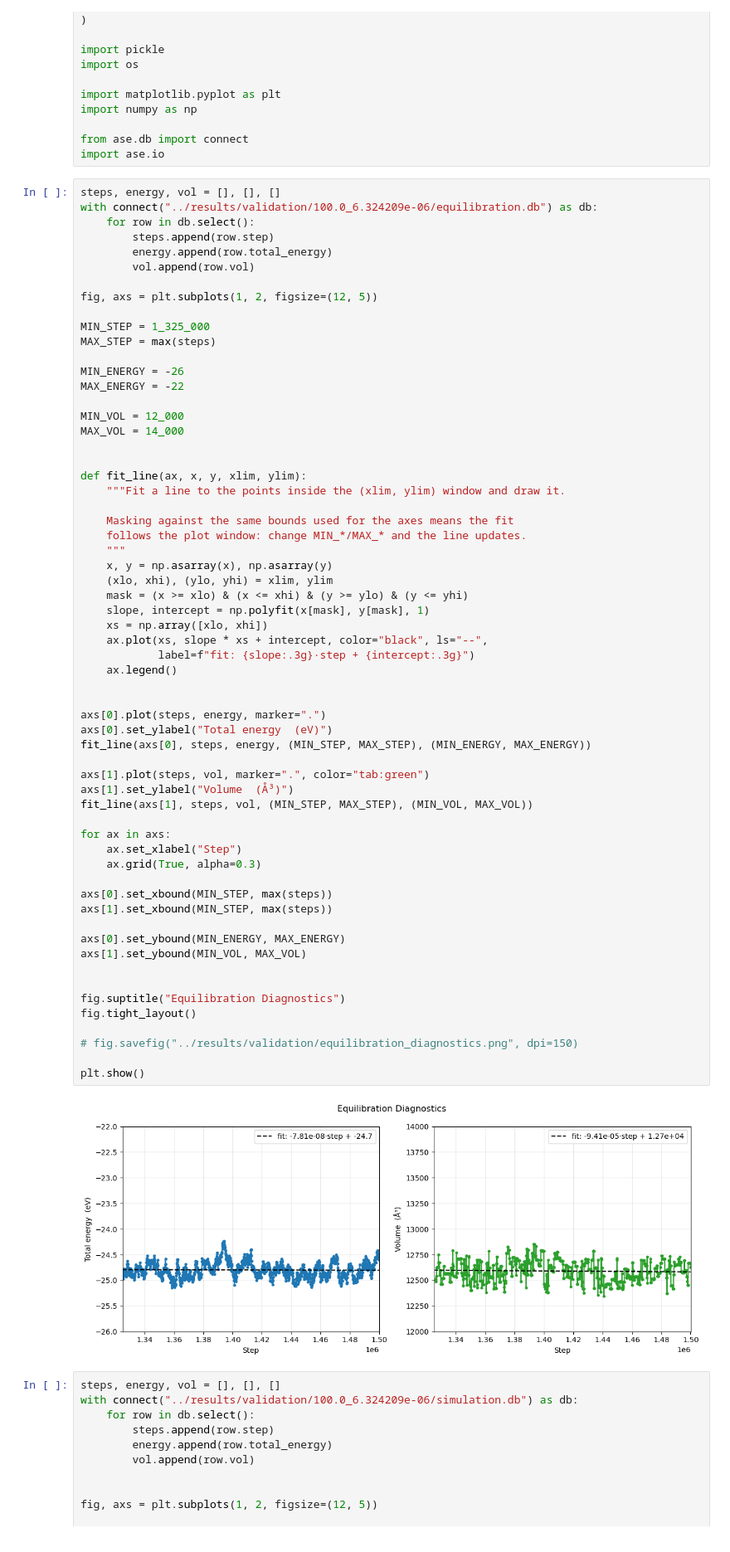
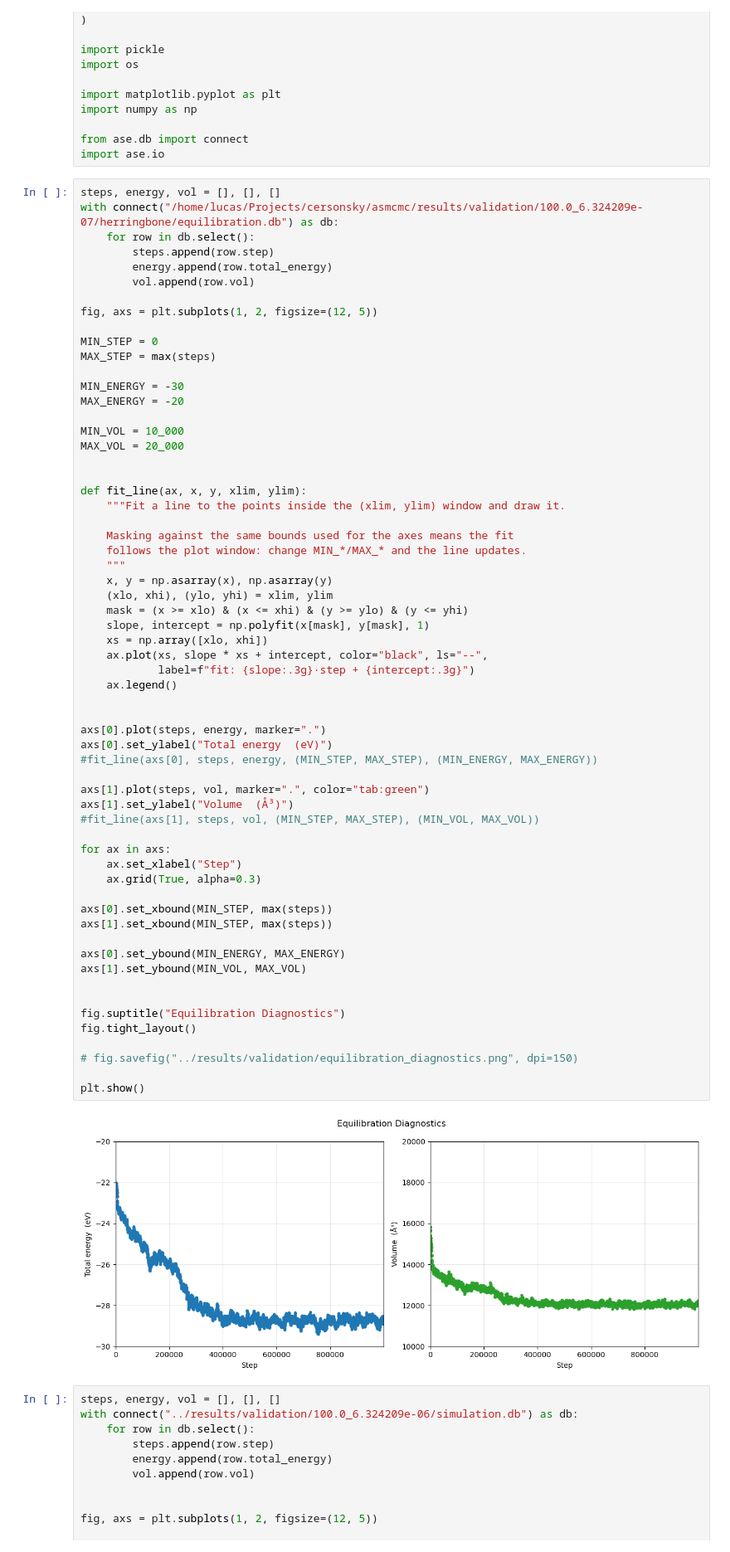
Before and after one commit to ortengren/as_mc, a Jupyter notebook: notebooks/single_state_run.ipynb, the cells around one changed output. Shown at 83% size. Drawn from its saved outputs; the diff is of its cells as text.

```diff
--- a/notebooks/single_state_run.ipynb
+++ b/notebooks/single_state_run.ipynb
@@ -21,7 +21,7 @@ from ase.db import connect
 import ase.io
 # %%
 steps, energy, vol = [], [], []
-with connect("../results/validation/100.0_6.324209e-06/equilibration.db") as db:
+with connect("/home/lucas/Projects/cersonsky/asmcmc/results/validation/100.0_6.324209e-07/herringbone/equilibration.db") as db:
     for row in db.select():
         steps.append(row.step)
         energy.append(row.total_energy)
@@ -29,14 +29,14 @@ with connect("../results/validation/100.0_6.324209e-06/equilibration.db") as db:
 
 fig, axs = plt.subplots(1, 2, figsize=(12, 5))
 
-MIN_STEP = 1_325_000
+MIN_STEP = 0
 MAX_STEP = max(steps)
 
-MIN_ENERGY = -26
-MAX_ENERGY = -22
+MIN_ENERGY = -30
+MAX_ENERGY = -20
 
-MIN_VOL = 12_000
-MAX_VOL = 14_000
+MIN_VOL = 10_000
+MAX_VOL = 20_000
 
 
 def fit_line(ax, x, y, xlim, ylim):
@@ -52,36 +52,36 @@ def fit_line(ax, x, y, xlim, ylim):
     xs = np.array([xlo, xhi])
     ax.plot(xs, slope * xs + intercept, color="black", ls="--",
             label=f"fit: {slope:.3g}·step + {intercept:.3g}")
     ax.legend()
 
 
 axs[0].plot(steps, energy, marker=".")
 axs[0].set_ylabel("Total energy  (eV)")
-fit_line(axs[0], steps, energy, (MIN_STEP, MAX_STEP), (MIN_ENERGY, MAX_ENERGY))
+#fit_line(axs[0], steps, energy, (MIN_STEP, MAX_STEP), (MIN_ENERGY, MAX_ENERGY))
 
 axs[1].plot(steps, vol, marker=".", color="tab:green")
 axs[1].set_ylabel("Volume  (Å³)")
-fit_line(axs[1], steps, vol, (MIN_STEP, MAX_STEP), (MIN_VOL, MAX_VOL))
+#fit_line(axs[1], steps, vol, (MIN_STEP, MAX_STEP), (MIN_VOL, MAX_VOL))
 
 for ax in axs:
     ax.set_xlabel("Step")
     ax.grid(True, alpha=0.3)
 
 axs[0].set_xbound(MIN_STEP, max(steps))
 axs[1].set_xbound(MIN_STEP, max(steps))
 
 axs[0].set_ybound(MIN_ENERGY, MAX_ENERGY)
 axs[1].set_ybound(MIN_VOL, MAX_VOL)
 
 
 fig.suptitle("Equilibration Diagnostics")
 fig.tight_layout()
 
 # fig.savefig("../results/validation/equilibration_diagnostics.png", dpi=150)
 
 plt.show()
 # %% [output]
-[figure, old version]
+[figure, new version]
 # %%
 steps, energy, vol = [], [], []
 with connect("../results/validation/100.0_6.324209e-06/simulation.db") as db:
```
Also changed, not shown: 6 other files.
